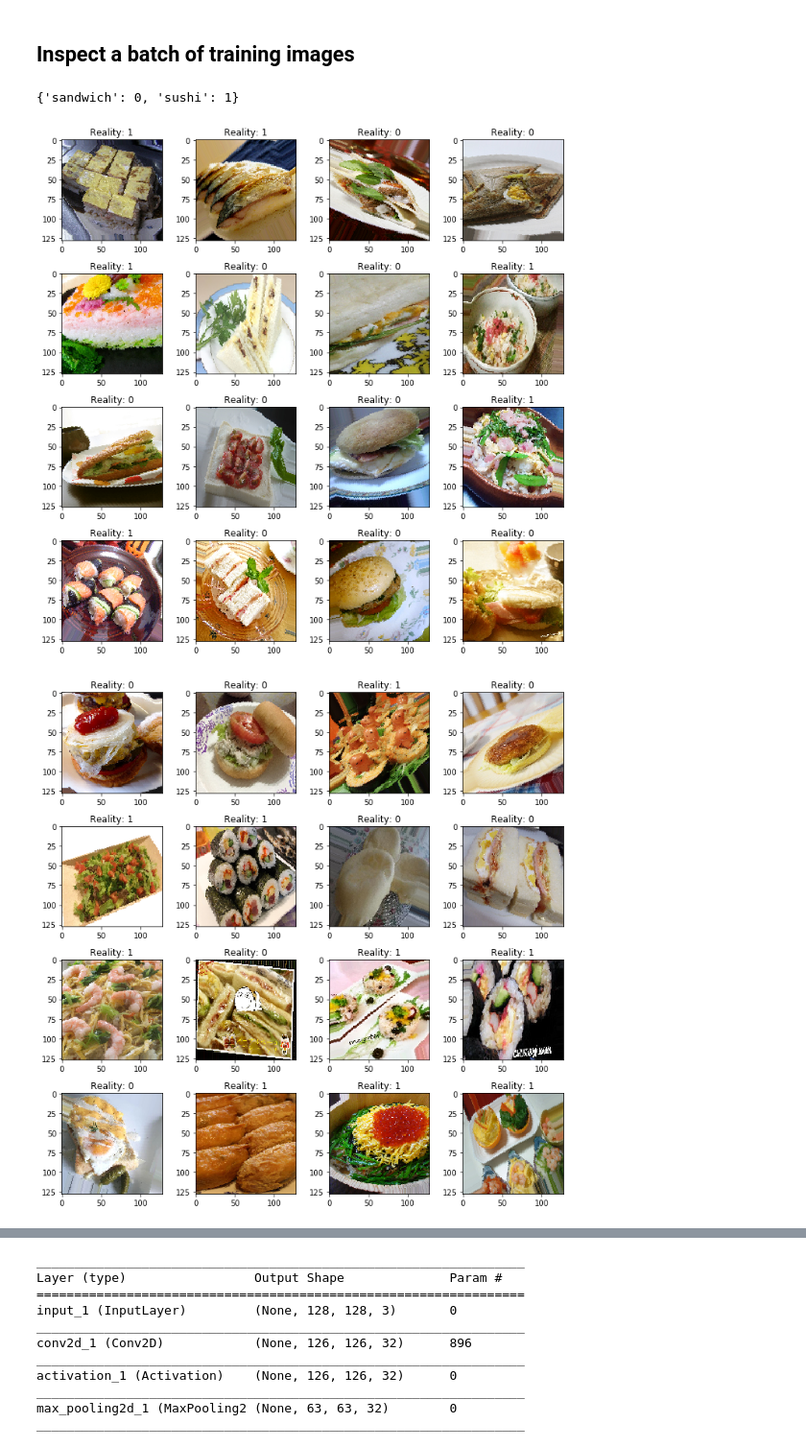
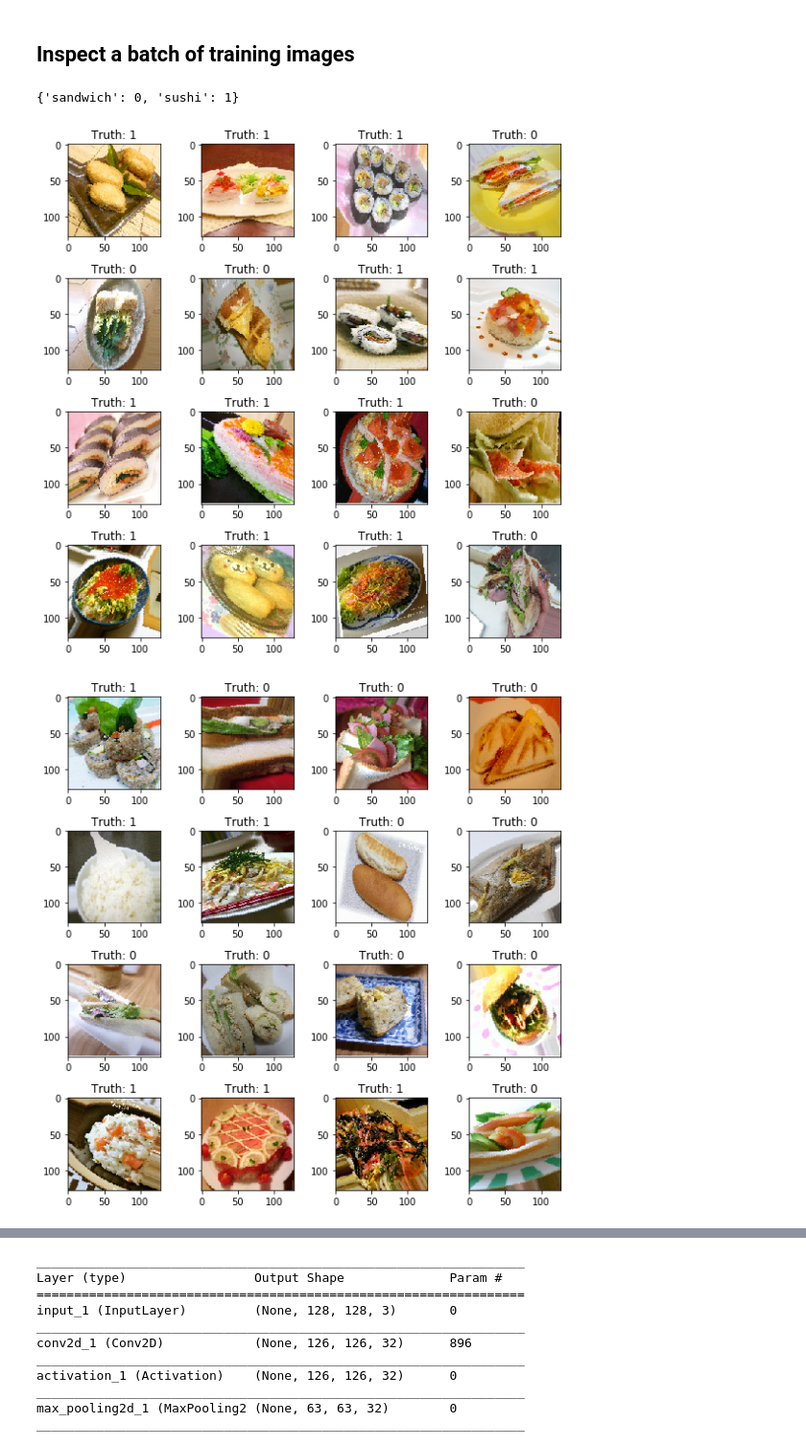
Before and after one commit to brtknr/SushiSandwichClassifier, a Jupyter notebook: sushi-or-sandwich-keras.ipynb, the cells around one changed output, grey strips where cells are left out. Shown at 96% size. Saved outputs shown, nothing was run; the diff lists cells and outputs as text; code cells hidden in the pictures.

```diff
--- a/sushi-or-sandwich-keras.ipynb
+++ b/sushi-or-sandwich-keras.ipynb
@@ -94,18 +96,18 @@ Found 162 images belonging to 2 classes.
 # %%
 print(train_generator.class_indices)
 
-images,labels=train_generator.next()
+images,labels=train_generator[0]
 
 for ix,(im,l) in enumerate(zip(images,labels)):
     if ix%16 == 0:
-        plt.figure(figsize=(10,10))
+        plt.figure(figsize=(8,8))
     plt.subplot(4,4,ix%16+1)
     plt.imshow(im)
-    plt.title('Reality: {:0.0f}'.format(l))
+    plt.title('Truth: {:0.0f}'.format(l))
     if (ix+1)%16 == 0:
         plt.tight_layout()
 # %% [output]
 {'sandwich': 0, 'sushi': 1}
-[figure, old version]
+[figure, new version]
-[figure, old version]
+[figure, new version]
 # %% [markdown]
```
Also changed, not shown: parts of 17 cells of this notebook, 2 other files.
